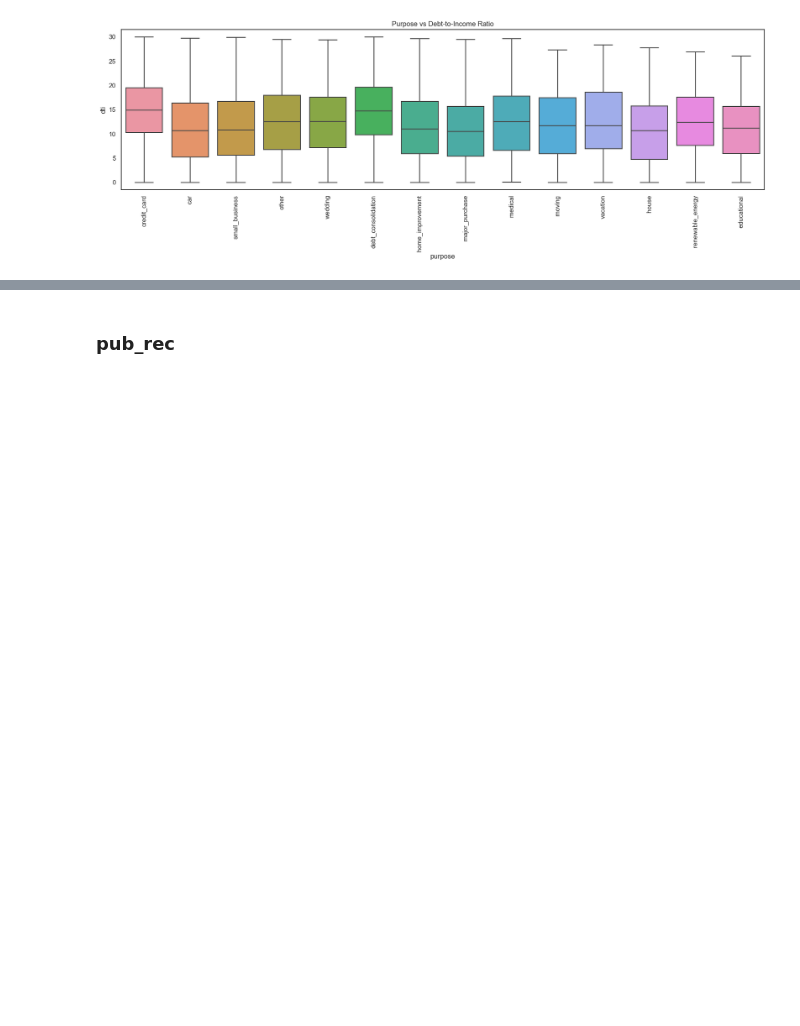
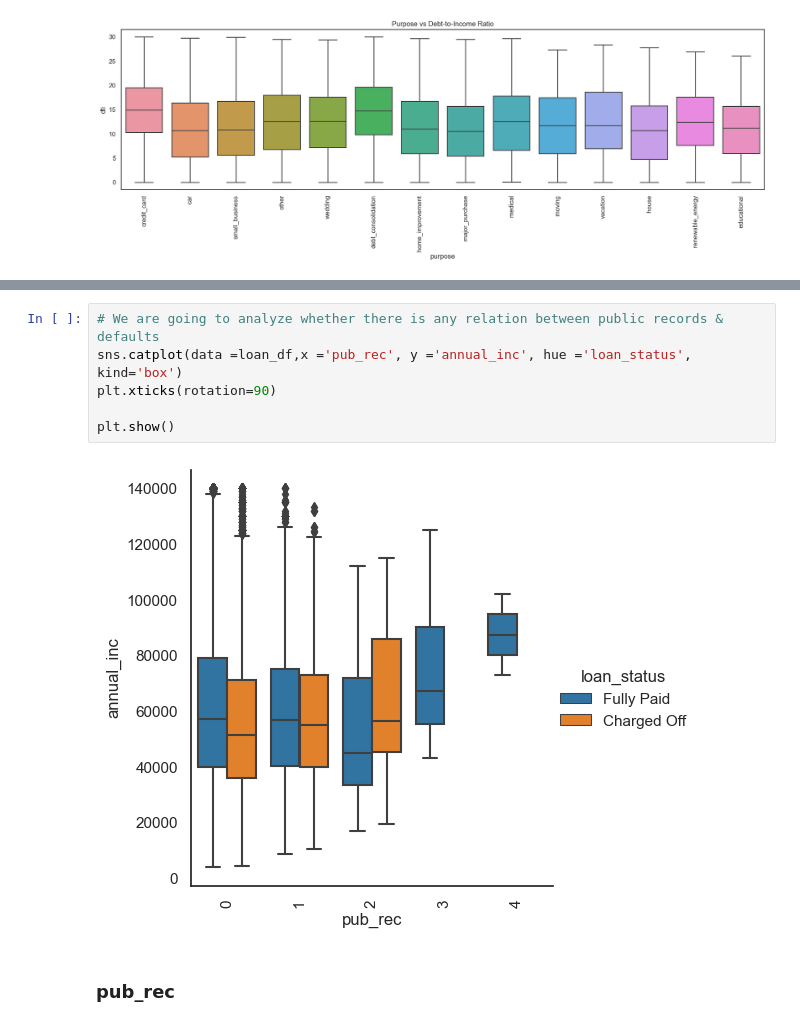
Before and after one commit to ajayvmohandas/lending_club_case_study, a Jupyter notebook: Lending-Club-Case-Study.ipynb, the cells around one changed output, grey strips where cells are left out. Cells and saved outputs as stored; diff of their text form; blank space fills up the shorter version.

```diff
--- a/Lending-Club-Case-Study.ipynb
+++ b/Lending-Club-Case-Study.ipynb
@@ -965,3 +1000,11 @@ plt.show()
+# %%
+# We are going to analyze whether there is any relation between public records & defaults
+sns.catplot(data =loan_df,x ='pub_rec', y ='annual_inc', hue ='loan_status', kind='box')
+plt.xticks(rotation=90)
+
+plt.show()
+# %% [output]
+[figure, added]
 # %% [markdown]
 ### pub_rec
 # %%
```
Also changed, not shown: parts of 15 cells of this notebook.
